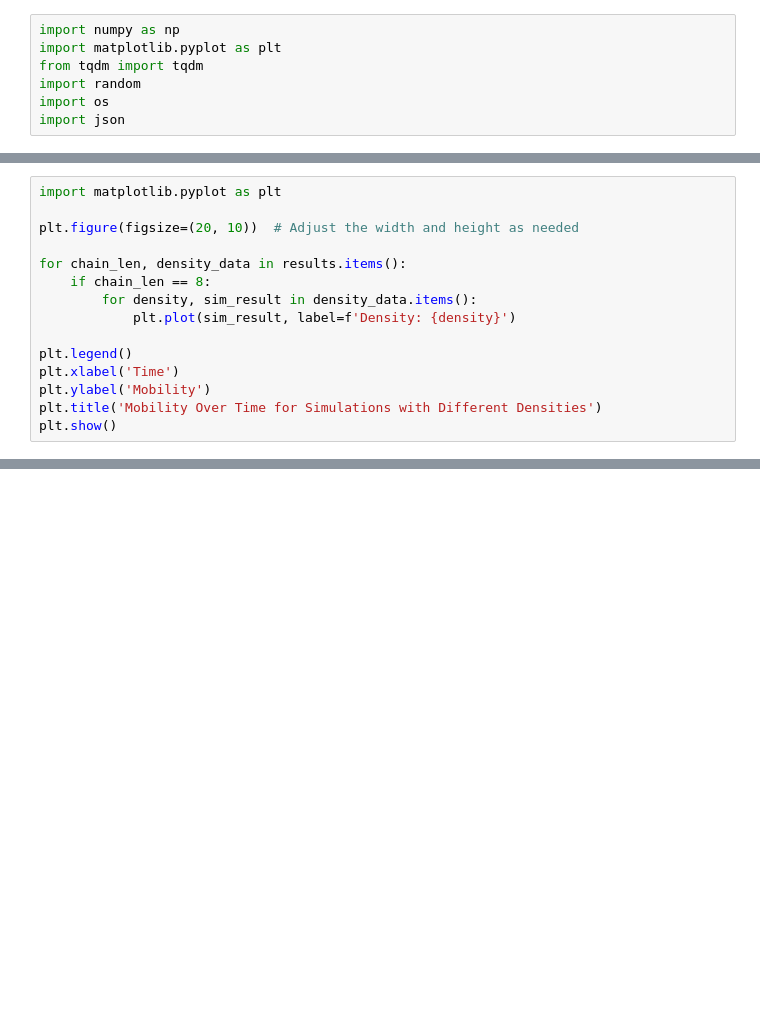
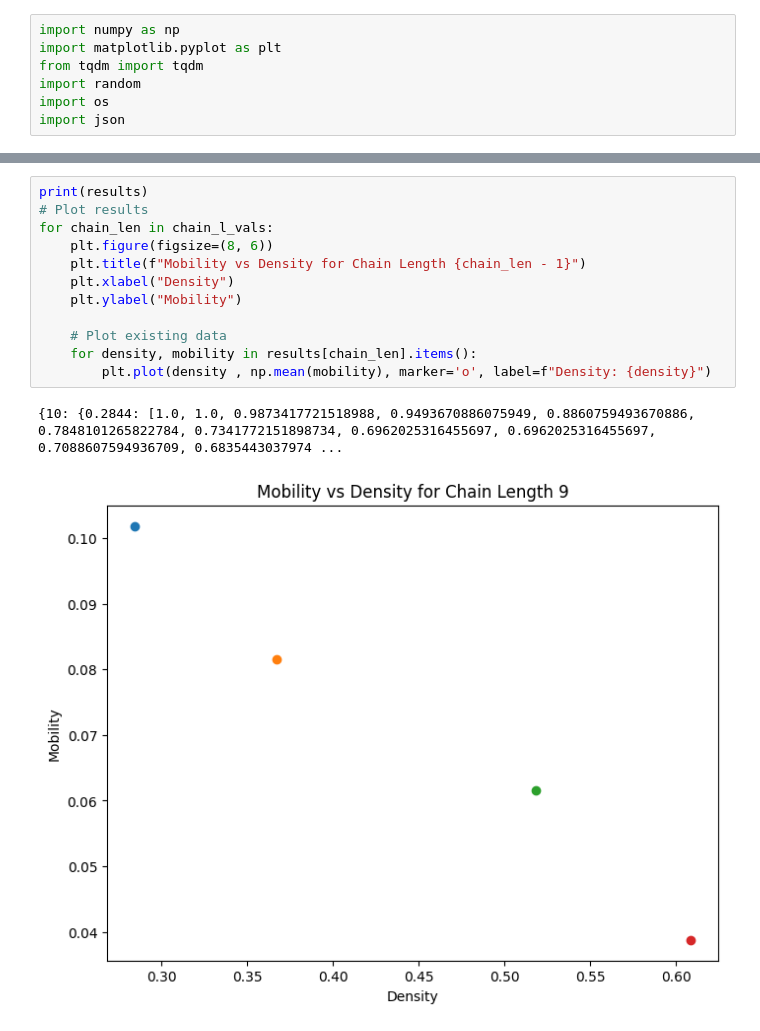
Before and after one commit to Isi2000/FCW, a Jupyter notebook: simulation.ipynb, the cells around one changed output, grey strips where cells are left out. Saved outputs shown, nothing was run; the diff lists cells and outputs as text; blank space fills up the shorter version.

```diff
--- a/simulation.ipynb
+++ b/simulation.ipynb
@@ -142,15 +131,0 @@ print(len([1,2,3]))
-# %%
-import matplotlib.pyplot as plt
-
-plt.figure(figsize=(20, 10))  # Adjust the width and height as needed
-
-for chain_len, density_data in results.items():
-    if chain_len == 8:
-        for density, sim_result in density_data.items():
-            plt.plot(sim_result, label=f'Density: {density}')
-
-plt.legend()
-plt.xlabel('Time')
-plt.ylabel('Mobility')
-plt.title('Mobility Over Time for Simulations with Different Densities')
-plt.show()
@@ -290,0 +132,15 @@ s.evolution(10)
+# %%
+print(results)
+# Plot results
+for chain_len in chain_l_vals:
+    plt.figure(figsize=(8, 6))
+    plt.title(f"Mobility vs Density for Chain Length {chain_len - 1}")
+    plt.xlabel("Density")
+    plt.ylabel("Mobility")
+
+    # Plot existing data
+    for density, mobility in results[chain_len].items():
+        plt.plot(density , np.mean(mobility), marker='o', label=f"Density: {density}")
+# %% [output]
+{10: {0.2844: [1.0, 1.0, 0.9873417721518988, 0.9493670886075949, 0.8860759493670886, 0.7848101265822784, 0.7341772151898734, 0.6962025316455697, 0.6962025316455697, 0.7088607594936709, 0.6835443037974 ...
+[figure, added]
```
Also changed, not shown: parts of 8 cells of this notebook.
